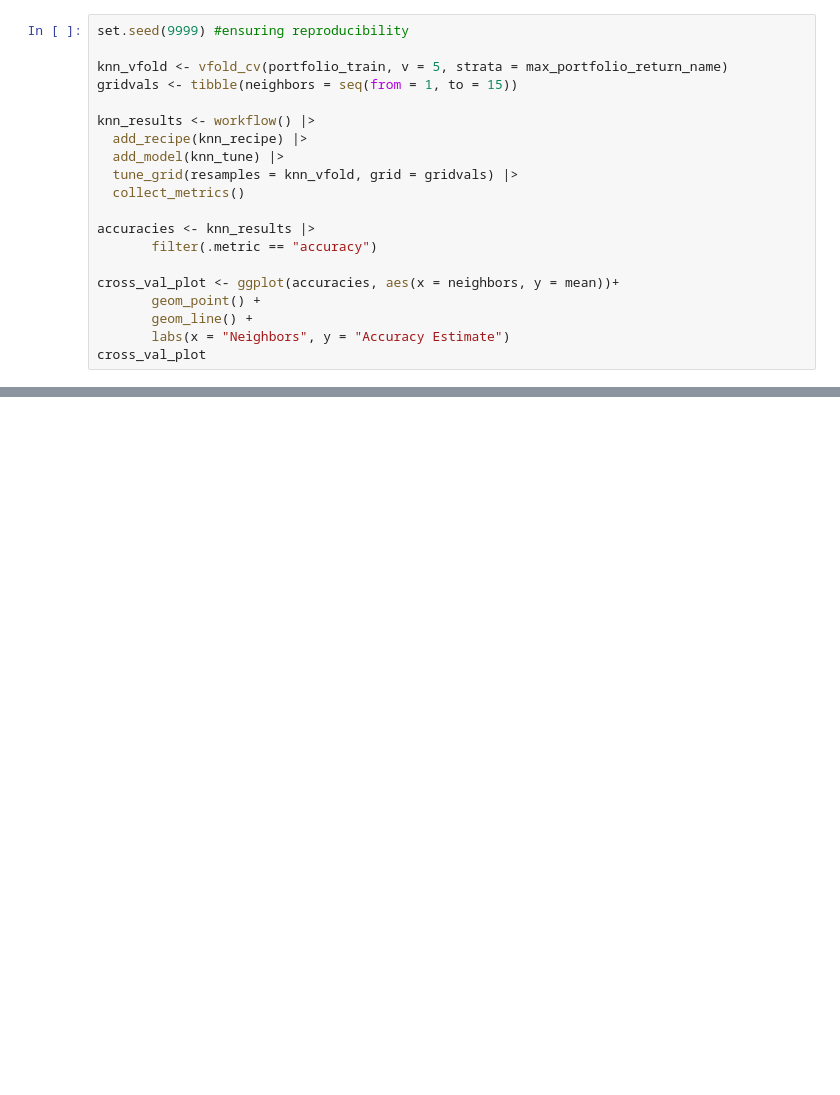
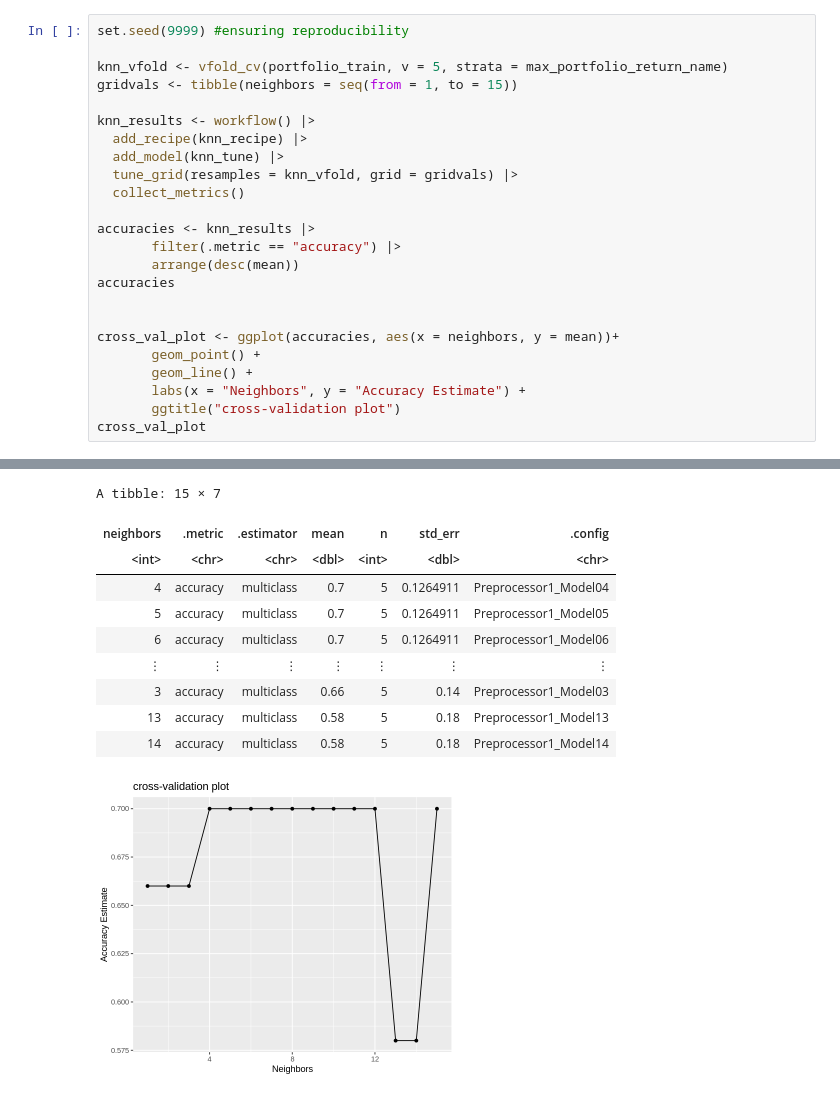
Before and after one commit to Arioniums/DSCI_100_125, a Jupyter notebook: KNN Classification Algorithm.ipynb, the cells around one changed output, grey strips where cells are left out. Cells and saved outputs as stored; diff of their text form; blank space fills up the shorter version.

```diff
--- a/KNN Classification Algorithm.ipynb
+++ b/KNN Classification Algorithm.ipynb
@@ -64,11 +221,15 @@ knn_results <- workflow() |>
   collect_metrics()
 
 accuracies <- knn_results |>
-       filter(.metric == "accuracy")
+       filter(.metric == "accuracy") |>
+       arrange(desc(mean))
+accuracies
+
 
 cross_val_plot <- ggplot(accuracies, aes(x = neighbors, y = mean))+
        geom_point() +
        geom_line() +
-       labs(x = "Neighbors", y = "Accuracy Estimate")
+       labs(x = "Neighbors", y = "Accuracy Estimate") +
+       ggtitle("cross-validation plot")
 cross_val_plot
 # %% [output]
@@ -76 +253,12 @@ ERROR: Error in vfold_cv(portfolio_train, v = 5, strata = max_portfolio_return_n
+A tibble: 15 × 7
+| neighbors | .metric | .estimator | mean | n | std_err | .config |
+| <int> | <chr> | <chr> | <dbl> | <int> | <dbl> | <chr> |
+| 4 | accuracy | multiclass | 0.7 | 5 | 0.1264911 | Preprocessor1_Model04 |
+| 5 | accuracy | multiclass | 0.7 | 5 | 0.1264911 | Preprocessor1_Model05 |
+| 6 | accuracy | multiclass | 0.7 | 5 | 0.1264911 | Preprocessor1_Model06 |
+| ⋮ | ⋮ | ⋮ | ⋮ | ⋮ | ⋮ | ⋮ |
+| 3 | accuracy | multiclass | 0.66 | 5 | 0.14 | Preprocessor1_Model03 |
+| 13 | accuracy | multiclass | 0.58 | 5 | 0.18 | Preprocessor1_Model13 |
+| 14 | accuracy | multiclass | 0.58 | 5 | 0.18 | Preprocessor1_Model14 |
+[figure, added]
 # %%
```
Also changed, not shown: parts of 13 cells of this notebook.
